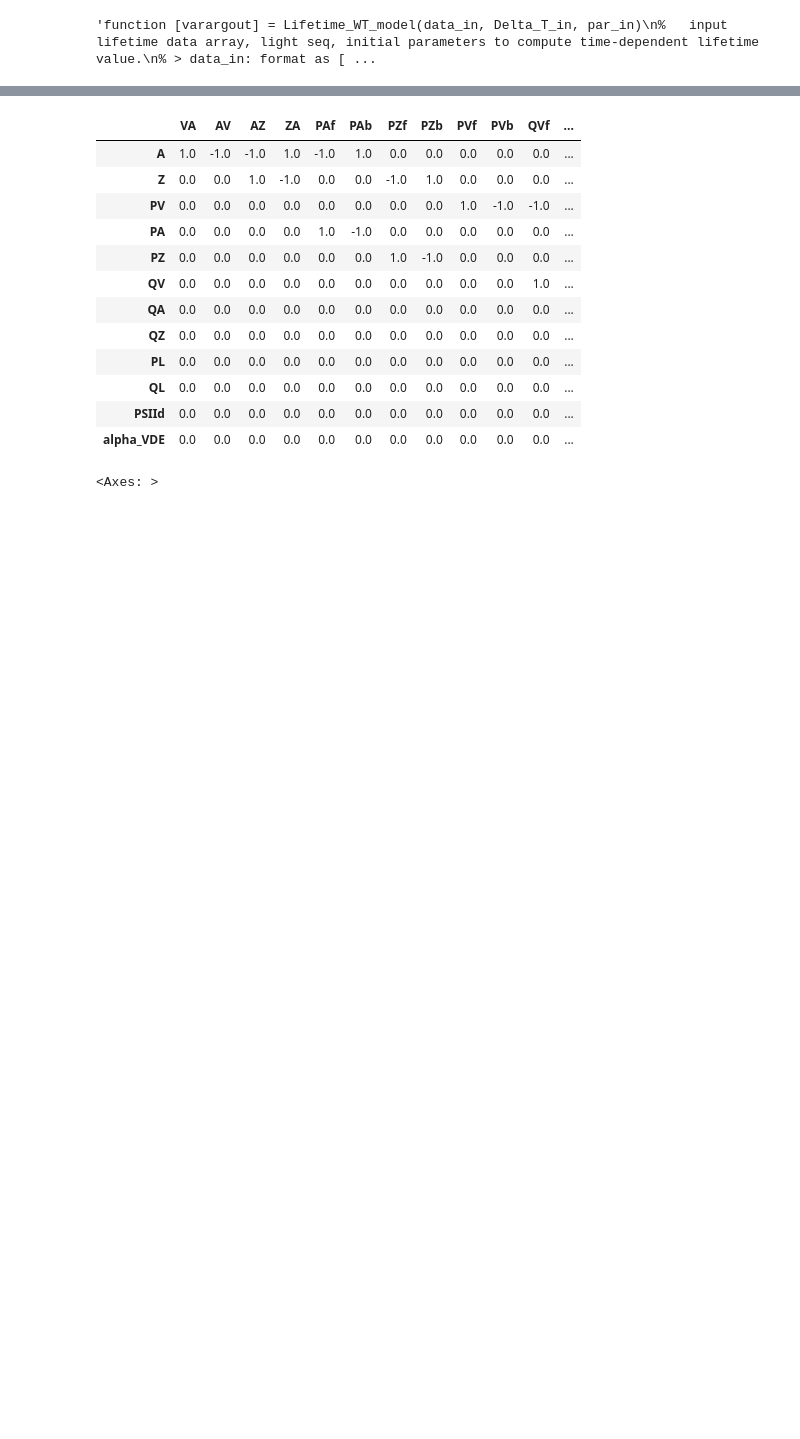
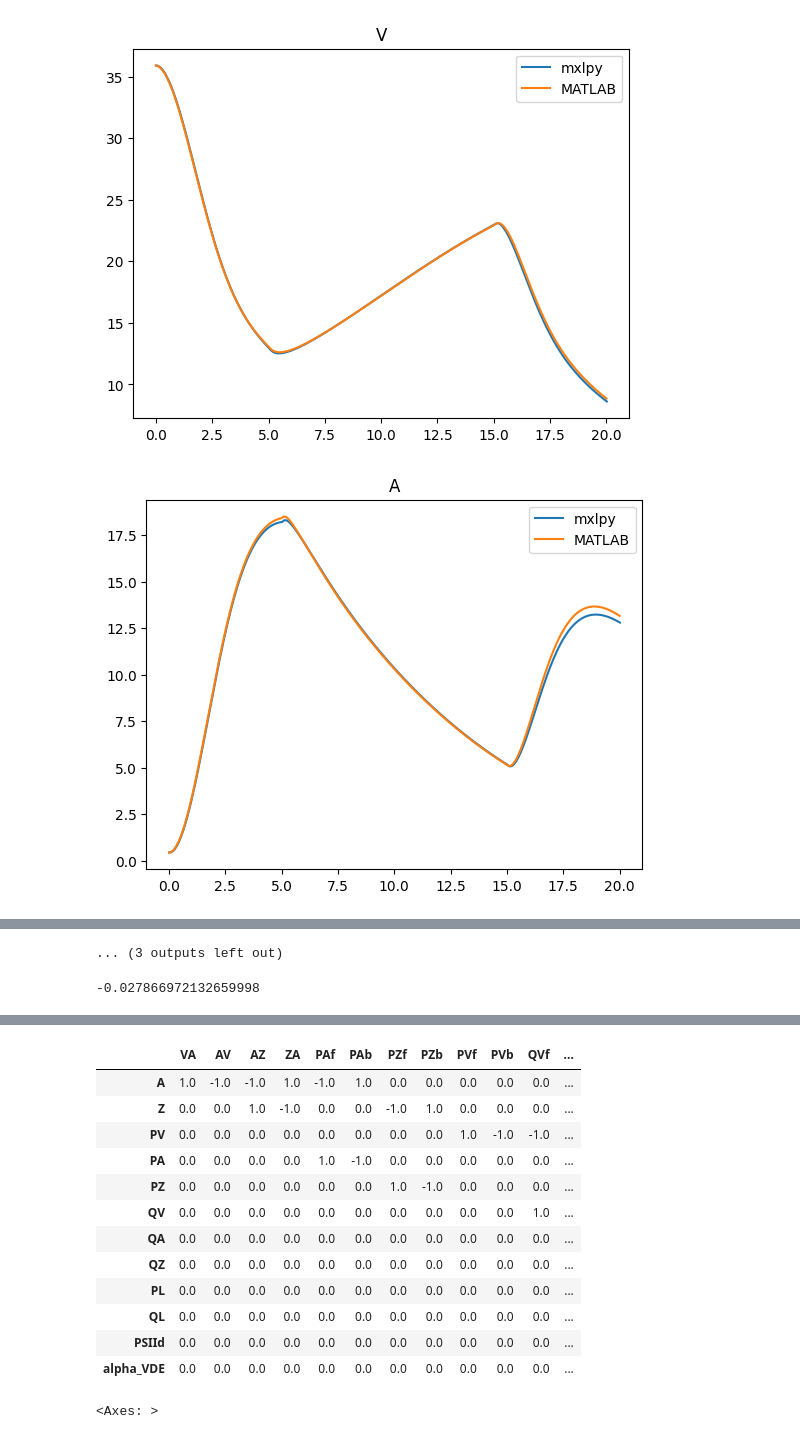
Before and after one commit to Computational-Biology-Aachen/mxl-models, a Jupyter notebook: docs/lam2026.ipynb, the cells around one changed output, grey strips where cells are left out. Saved outputs shown, nothing was run; the diff lists cells and outputs as text; code cells hidden in the pictures; blank space fills up the shorter version.

Commit message:
result: Lam model WT result reproduced

```diff
--- a/docs/lam2026.ipynb
+++ b/docs/lam2026.ipynb
@@ -14,4 +5,0 @@ with open(m_file, 'r', encoding='utf-8') as f:
-# %%
-content
-# %% [output]
-'function [varargout] = Lifetime_WT_model(data_in, Delta_T_in, par_in)\n%   input lifetime data array, light seq, initial parameters to compute time-dependent lifetime value.\n% > data_in: format as [ ...
@@ -18,9 +10,27 @@ content
+# %%
+output = pd.read_csv("MATLAB_output.csv", names=["V", "A", "Z", "PV", "PA", "PZ", "QV", "QA", "QZ", "PL", "QL", "PSIId", "alpha_VDE", "P_free", "tau_inv"])
+output.index = output.index/10
 # %%
-s = Simulator(get_lam2026()
-              .update_parameter('ppfd', 100)
-              .update_parameters({'tau_0': 1.5})
-              .update_variables({"PL": 45.4 *0.2})
-              ).simulate(60*20)
+protocol = make_protocol([
+    (1/60, {"ppfd": 0}),
+    (5, {"ppfd": 1}),
+    (10, {"ppfd": 0}),
+    (5, {"ppfd": 1}),
+])
+
+
+s = Simulator(get_lam2026()).simulate_protocol(protocol, time_points_per_step=100)
 
 res = s.get_result().unwrap_or_err().get_combined()
-res.index = res.index/60
+# res.index = res.index/60
+# %%
+for k in output.columns:
+    fig, ax = plt.subplots()
+    ax.plot(res.index, res[k], label = "mxlpy")
+    ax.plot(output.index, output[k], label = "MATLAB")
+    ax.set_title(k)
+    ax.legend()
+    plt.show()
+# %% [output]
+[figure, added]
+[figure, added]
@@ -26,0 +47,5 @@ res.index = res.index/60
+... (3 outputs left out)
+# %%
+2.786734e-0 - 0.027867
+# %% [output]
+-0.027866972132659998
```
Also changed, not shown: parts of 8 cells of this notebook, 1 other file.
